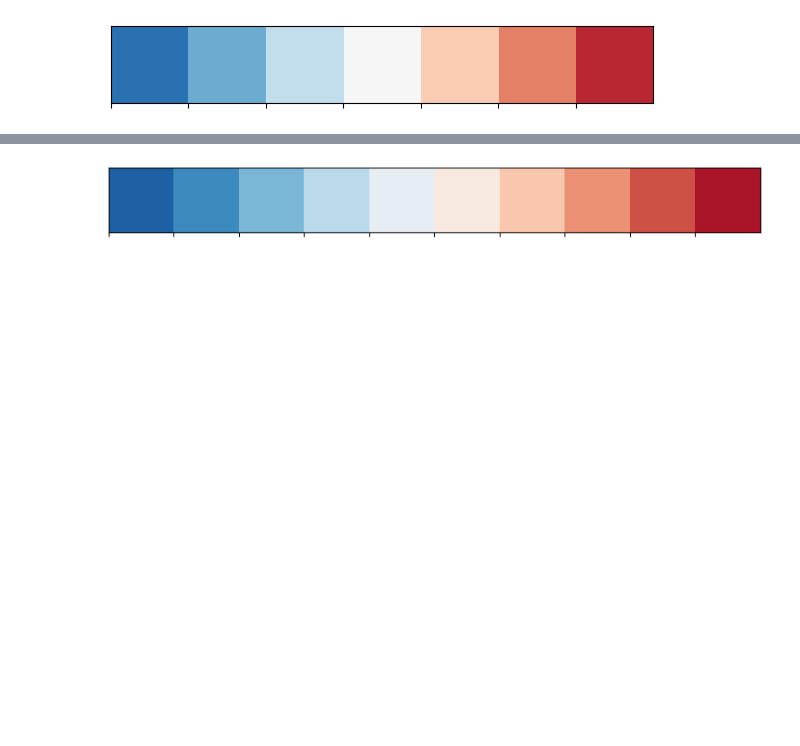
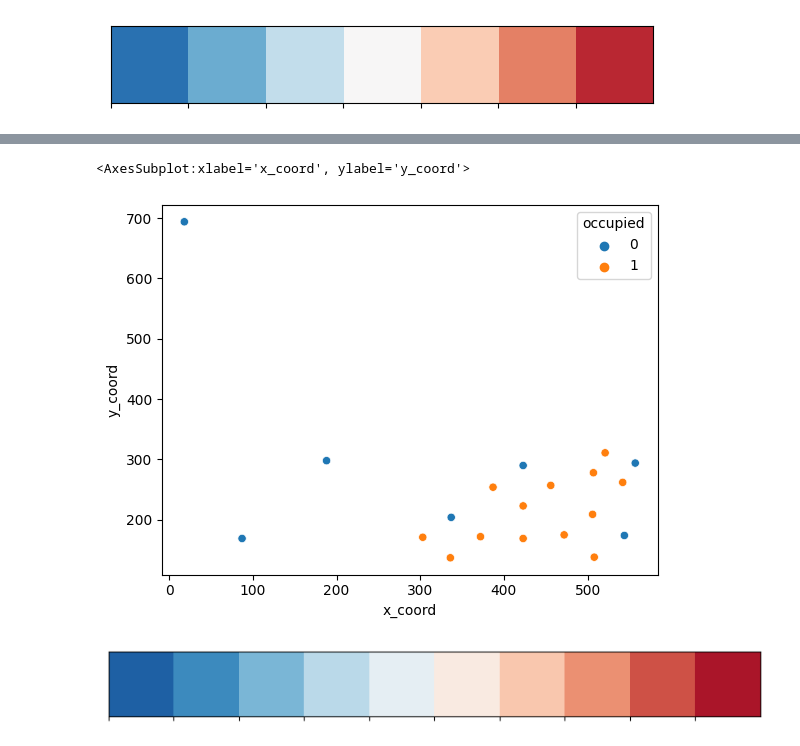
Before and after one commit to ruslanmv/How-to-create-custom-Reinforcement-Learning-environment, a Jupyter notebook: custom_game/gym-basic/1-Load-a-Custom-Gym-Environment.ipynb, the cells around one changed output, grey strips where cells are left out. Drawn from its saved outputs; the diff is of its cells as text; code cells hidden in the pictures; blank space fills up the shorter version.

```diff
--- a/custom_game/gym-basic/1-Load-a-Custom-Gym-Environment.ipynb
+++ b/custom_game/gym-basic/1-Load-a-Custom-Gym-Environment.ipynb
@@ -2302,3 +2319,8 @@ sns.scatterplot(data=df, x="x_coord", y="y_coord",hue='island')
+# %%
+sns.scatterplot(data=df, x="x_coord", y="y_coord",hue='occupied')
+# %% [output]
+<AxesSubplot:xlabel='x_coord', ylabel='y_coord'>
+[figure, added]
 # %%
 seaborn.palplot(seaborn.color_palette("RdBu_r", max_colors+1))
 # %% [output]
```
Also changed, not shown: parts of 116 cells of this notebook, 1 other file.
